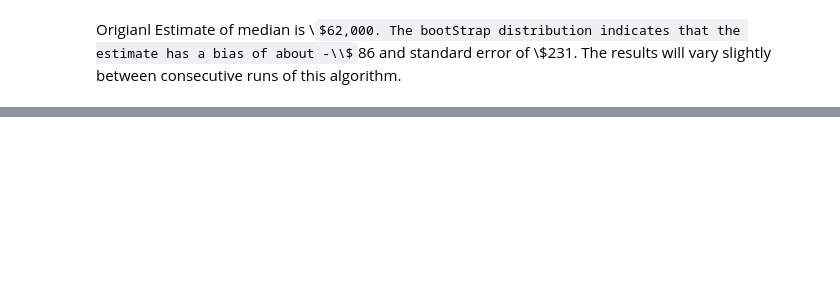
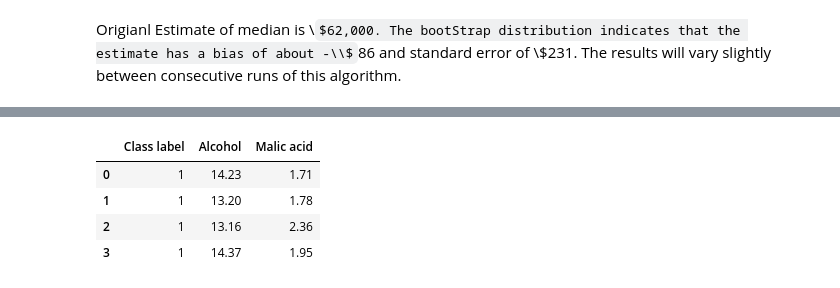
Before and after one commit to mrutyunjay17/Hands-On-Machine-Learning, a Jupyter notebook: other_books/practical_stats_for_ds/2_ data_and_sampling_distributions.ipynb, the cells around one changed output, grey strips where cells are left out. Drawn from its saved outputs; the diff is of its cells as text; code cells hidden in the pictures; some formulas as TeX source; blank space fills up the shorter version.

```diff
--- a/other_books/practical_stats_for_ds/2_ data_and_sampling_distributions.ipynb
+++ b/other_books/practical_stats_for_ds/2_ data_and_sampling_distributions.ipynb
@@ -93,0 +98,19 @@ plt.hist(results)
+# %%
+import pandas as pd
+import numpy as np
+
+df = pd.io.parsers.read_csv(
+    'https://raw.githubusercontent.com/rasbt/pattern_classification/master/data/wine_data.csv',
+     header=None,
+     usecols=[0,1,2]
+    )
+
+df.columns=['Class label', 'Alcohol', 'Malic acid']
+
+df.head(4)
+# %% [output]
+|  | Class label | Alcohol | Malic acid |
+| 0 | 1 | 14.23 | 1.71 |
+| 1 | 1 | 13.20 | 1.78 |
+| 2 | 1 | 13.16 | 2.36 |
+| 3 | 1 | 14.37 | 1.95 |
```
Also changed, not shown: parts of 9 cells of this notebook.
